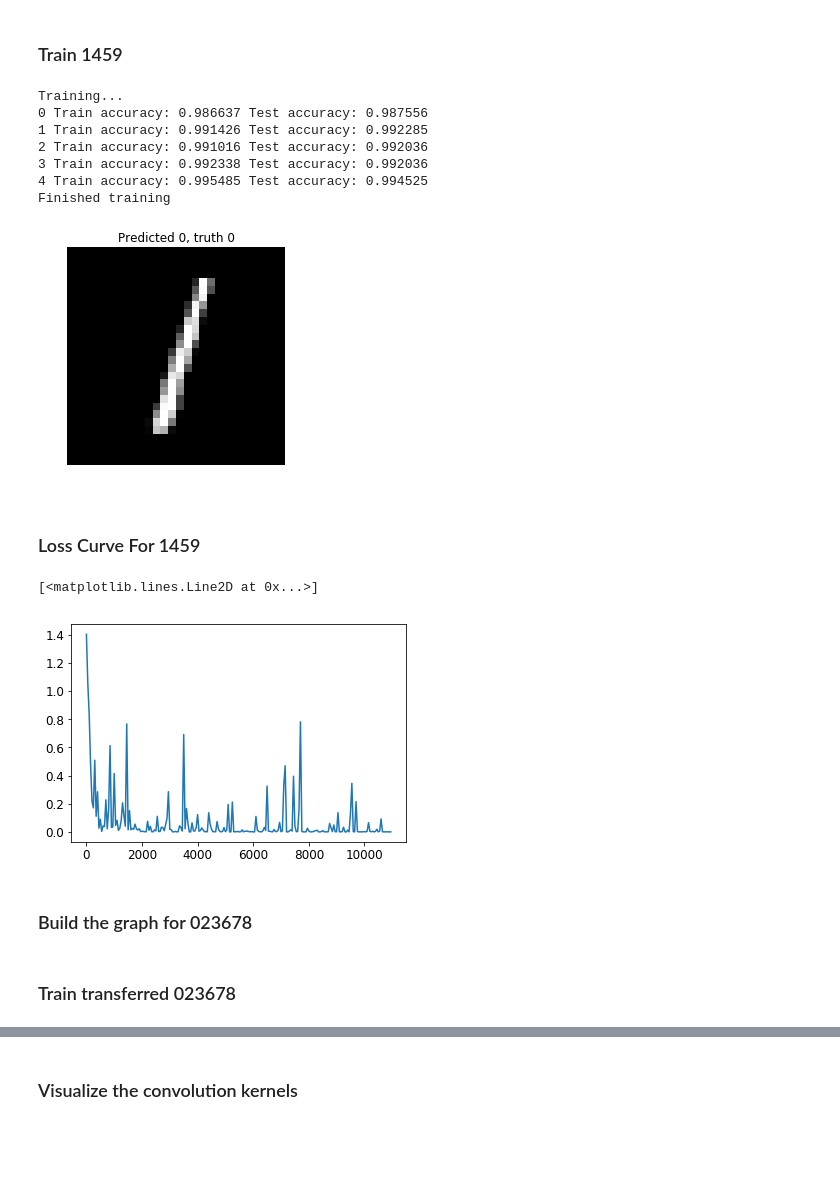
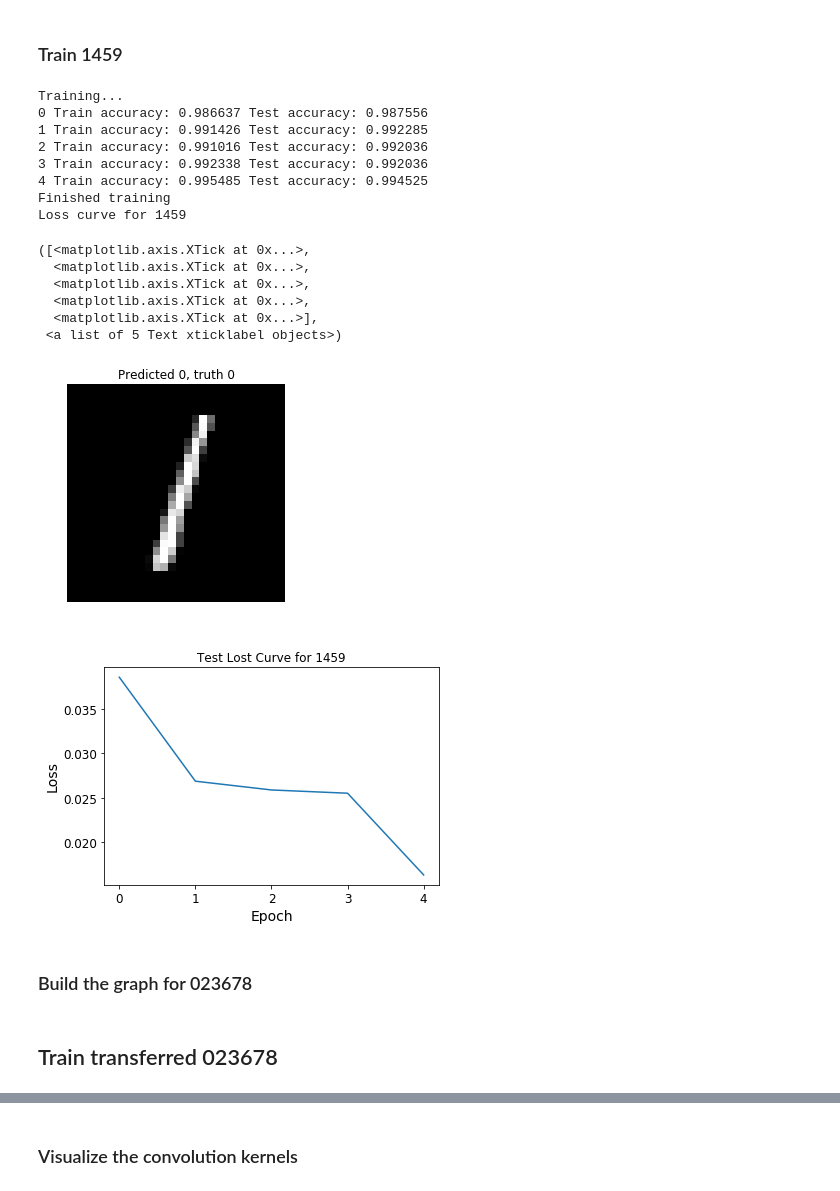
Before and after one commit to xuan-li/ComputerVision, a Jupyter notebook: HW6-CNNsAndTransferLearning/mnist_transfer_learningskeleton.ipynb, the cells around one changed output, grey strips where cells are left out. Cells and saved outputs as stored; diff of their text form; code cells hidden in the pictures; blank space fills up the shorter version.

```diff
--- a/HW6-CNNsAndTransferLearning/mnist_transfer_learningskeleton.ipynb
+++ b/HW6-CNNsAndTransferLearning/mnist_transfer_learningskeleton.ipynb
@@ -168,7 +169,7 @@ width = 28
 channels = 1
 n_inputs = height * width
 n_outputs = 4
-keep_prob = 0.1
+drop_rate = 0.1
 reset_graph()
 prepare_data()
 
@@ -181,9 +182,9 @@ with tf.name_scope("inputs"):
 
 with tf.name_scope("conv"):
     conv1 = tf.layers.conv2d(X_reshaped, 4, 3, padding = "SAME", activation=tf.nn.relu, name="conv1")
-    conv1 = tf.layers.dropout(conv1, rate=keep_prob, training = in_training)
+    conv1 = tf.layers.dropout(conv1, rate=drop_rate, training = in_training)
     conv2 = tf.layers.conv2d(conv1, 8, 3, padding = "SAME", activation=tf.nn.relu, name="conv2")
-    conv2 = tf.layers.dropout(conv2, rate=keep_prob,  training = in_training)
+    conv2 = tf.layers.dropout(conv2, rate=drop_rate,  training = in_training)
 
 with tf.name_scope("pool3"):
     pool3 = tf.nn.max_pool(conv2, ksize=[1, 2, 2, 1], strides=[1, 2, 2, 1],
@@ -193,7 +194,7 @@ with tf.name_scope("pool3"):
 
 with tf.name_scope("fc1"):
     fc1 = tf.layers.dense(pool3_flat, 16, activation=tf.nn.relu, name='fc1')
-    fc1 = tf.layers.dropout(fc1, rate=keep_prob, training = in_training)
+    fc1 = tf.layers.dropout(fc1, rate=drop_rate, training = in_training)
 
 with tf.name_scope("fc2"):
     fc2 = tf.layers.dense(fc1, 10, activation=tf.nn.relu, name='fc2')
@@ -220,54 +221,62 @@ with tf.name_scope("init_and_save"):
 # %%
 n_epochs = 5
 batch_size = 10
-loss_values = []
+test_loss_1459 = []
 print("Training...")
 with tf.Session() as sess:
     init.run()
     batched_dataset = dataset_1459_train.batch(batch_size)
-
+    #test_loss_1459.append(sess.run(loss, feed_dict={X: X_1459_test, y: y_1459_test, in_training:False}))
     iterator = batched_dataset.make_initializable_iterator()
     next_batch = iterator.get_next()
 
     for epoch in range(n_epochs):
         sess.run(iterator.initializer)
         while True:
             try:
                 X_batch, y_batch = sess.run(next_batch)
-                _,training_loss = sess.run([training_op, loss], feed_dict={X: X_batch, y: y_batch, in_training:True})
-                loss_values.append(training_loss)
+                sess.run(training_op, feed_dict={X: X_batch, y: y_batch, in_training:True})
             except tf.errors.OutOfRangeError:
                 # finished running through dataset
                 break
 
         acc_train = accuracy.eval(feed_dict={X: X_1459_train, y: y_1459_train, in_training:False})
         acc_test = accuracy.eval(feed_dict={X: X_1459_test, y: y_1459_test, in_training:False})
+        test_loss_1459.append(sess.run(loss, feed_dict={X: X_1459_test, y: y_1459_test, in_training:False}))
         print(epoch, "Train accuracy:", acc_train, "Test accuracy:", acc_test)
 
     print("Finished training")
 
     save_path = saver.save(sess, "./my_model_1459.ckpt")
 
     # for example
     inferred = sess.run(Y_proba, feed_dict={X: [X_1459_test[0]], in_training:False})
     plot_image(X_1459_test[0].reshape(28,28), "Predicted %d, truth %d"%(np.argmax(inferred), y_1459_test[0]))
+
+plt.subplots()
+print("Loss curve for 1459")
+plt.xlabel('Epoch')
+plt.ylabel('Loss')
+plt.title('Test Lost Curve for 1459')
+plt.plot(test_loss_1459)
+plt.xticks(range(len(test_loss_1459)))
 # %% [output]
 Training...
 0 Train accuracy: 0.986637 Test accuracy: 0.987556
 1 Train accuracy: 0.991426 Test accuracy: 0.992285
 2 Train accuracy: 0.991016 Test accuracy: 0.992036
 3 Train accuracy: 0.992338 Test accuracy: 0.992036
 4 Train accuracy: 0.995485 Test accuracy: 0.994525
 Finished training
+Loss curve for 1459
+([<matplotlib.axis.XTick at 0x...>,
+  <matplotlib.axis.XTick at 0x...>,
+  <matplotlib.axis.XTick at 0x...>,
+  <matplotlib.axis.XTick at 0x...>,
+  <matplotlib.axis.XTick at 0x...>],
+ <a list of 5 Text xticklabel objects>)
 [figure]
+[figure, added]
-# %% [markdown]
-### Loss Curve For 1459
-# %%
-plt.plot(np.array(range(len(loss_values)), dtype=np.int32)[np.arange(0, len(loss_values), 50)],
-         np.array(loss_values)[np.arange(0, len(loss_values), 50)])
-# %% [output]
-[<matplotlib.lines.Line2D at 0x...>]
-[figure, removed]
 # %% [markdown]
 ### Build the graph for 023678
 # %%
@@ -311,7 +324,7 @@ with tf.name_scope("init_023678"):
     init = tf.global_variables_initializer()
     new_saver = tf.train.Saver()
 # %% [markdown]
-### Train transferred 023678
+## Train transferred 023678
 # %%
 n_epochs = 3
 batch_size = 10
```
Also changed, not shown: parts of 18 cells of this notebook, 1 other file.
